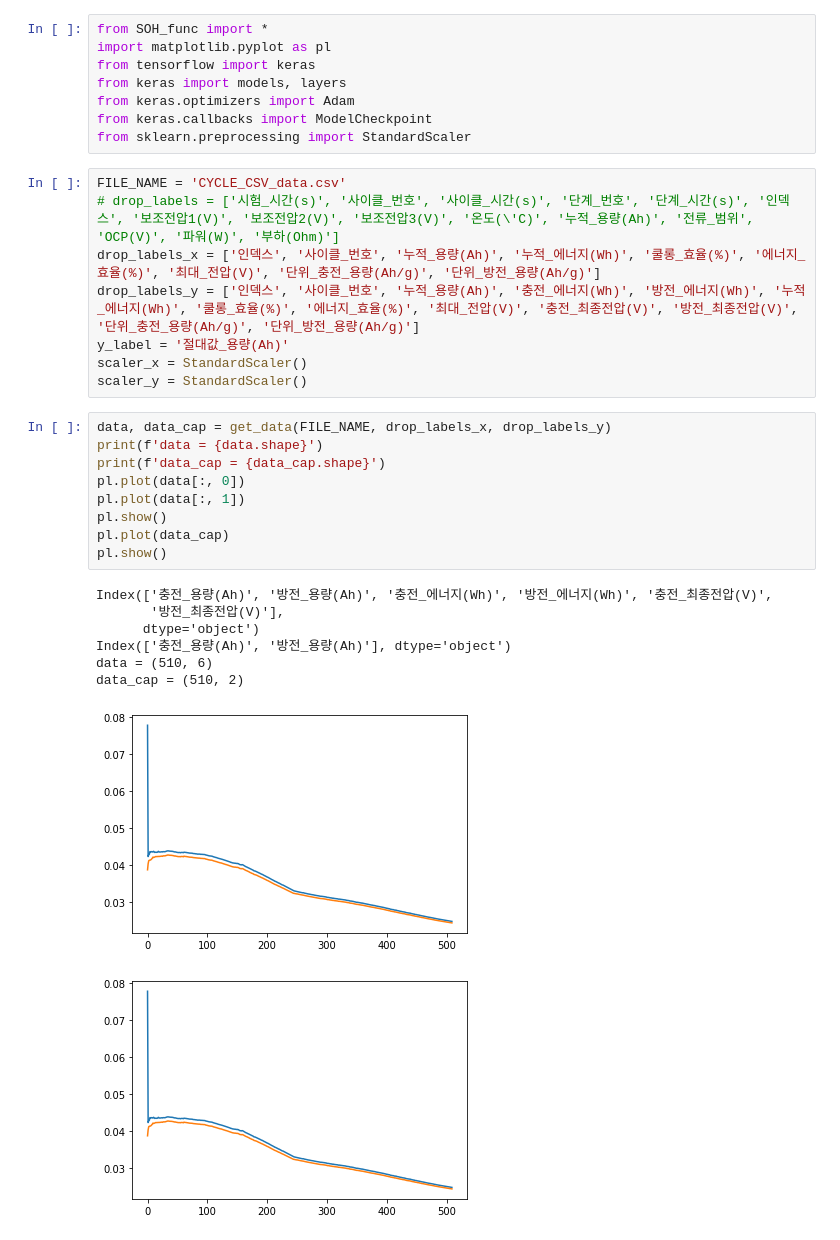
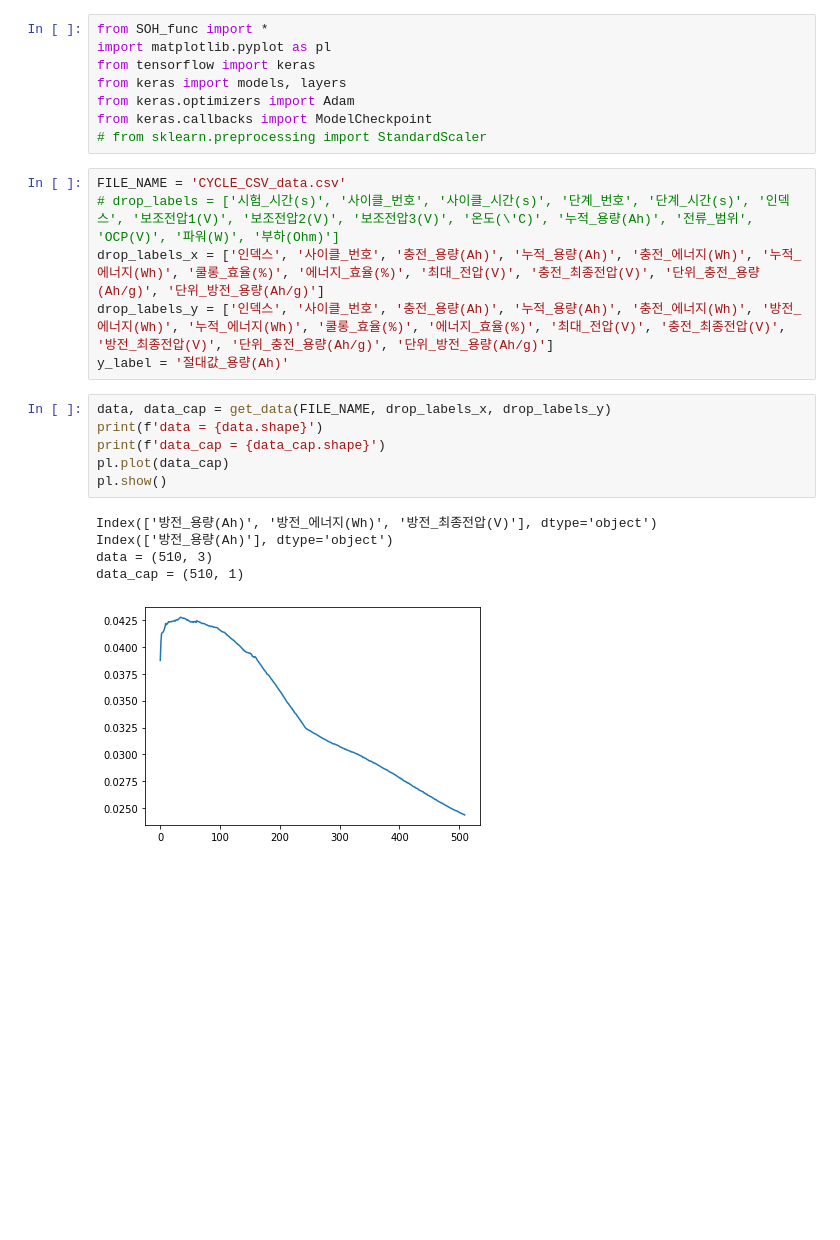
Before and after one commit to pnpsuM/SOH_Est_CNN-LSTM, a Jupyter notebook: CNN-LSTM_SOH.ipynb, the cells around one changed output. Cells and saved outputs as stored; diff of their text form; blank space fills up the shorter version.

```diff
--- a/CNN-LSTM_SOH.ipynb
+++ b/CNN-LSTM_SOH.ipynb
@@ -5,31 +5,23 @@ from tensorflow import keras
 from keras import models, layers
 from keras.optimizers import Adam
 from keras.callbacks import ModelCheckpoint
-from sklearn.preprocessing import StandardScaler
+# from sklearn.preprocessing import StandardScaler
 # %%
 FILE_NAME = 'CYCLE_CSV_data.csv'
 # drop_labels = ['시험_시간(s)', '사이클_번호', '사이클_시간(s)', '단계_번호', '단계_시간(s)', '인덱스', '보조전압1(V)', '보조전압2(V)', '보조전압3(V)', '온도(\'C)', '누적_용량(Ah)', '전류_범위', 'OCP(V)', '파워(W)', '부하(Ohm)']
-drop_labels_x = ['인덱스', '사이클_번호', '누적_용량(Ah)', '누적_에너지(Wh)', '쿨롱_효율(%)', '에너지_효율(%)', '최대_전압(V)', '단위_충전_용량(Ah/g)', '단위_방전_용량(Ah/g)']
-drop_labels_y = ['인덱스', '사이클_번호', '누적_용량(Ah)', '충전_에너지(Wh)', '방전_에너지(Wh)', '누적_에너지(Wh)', '쿨롱_효율(%)', '에너지_효율(%)', '최대_전압(V)', '충전_최종전압(V)', '방전_최종전압(V)', '단위_충전_용량(Ah/g)', '단위_방전_용량(Ah/g)']
+drop_labels_x = ['인덱스', '사이클_번호', '충전_용량(Ah)', '누적_용량(Ah)', '충전_에너지(Wh)', '누적_에너지(Wh)', '쿨롱_효율(%)', '에너지_효율(%)', '최대_전압(V)', '충전_최종전압(V)', '단위_충전_용량(Ah/g)', '단위_방전_용량(Ah/g)']
+drop_labels_y = ['인덱스', '사이클_번호', '충전_용량(Ah)', '누적_용량(Ah)', '충전_에너지(Wh)', '방전_에너지(Wh)', '누적_에너지(Wh)', '쿨롱_효율(%)', '에너지_효율(%)', '최대_전압(V)', '충전_최종전압(V)', '방전_최종전압(V)', '단위_충전_용량(Ah/g)', '단위_방전_용량(Ah/g)']
 y_label = '절대값_용량(Ah)'
-scaler_x = StandardScaler()
-scaler_y = StandardScaler()
 # %%
 data, data_cap = get_data(FILE_NAME, drop_labels_x, drop_labels_y)
 print(f'data = {data.shape}')
 print(f'data_cap = {data_cap.shape}')
-pl.plot(data[:, 0])
-pl.plot(data[:, 1])
-pl.show()
 pl.plot(data_cap)
 pl.show()
 # %% [output]
-Index(['충전_용량(Ah)', '방전_용량(Ah)', '충전_에너지(Wh)', '방전_에너지(Wh)', '충전_최종전압(V)',
-       '방전_최종전압(V)'],
-      dtype='object')
-Index(['충전_용량(Ah)', '방전_용량(Ah)'], dtype='object')
-data = (510, 6)
-data_cap = (510, 2)
+Index(['방전_용량(Ah)', '방전_에너지(Wh)', '방전_최종전압(V)'], dtype='object')
+Index(['방전_용량(Ah)'], dtype='object')
+data = (510, 3)
+data_cap = (510, 1)
-[figure, old version]
+[figure, new version]
-[figure, removed]
 # %%
```
Also changed, not shown: parts of 6 cells of this notebook, 3 other files.
